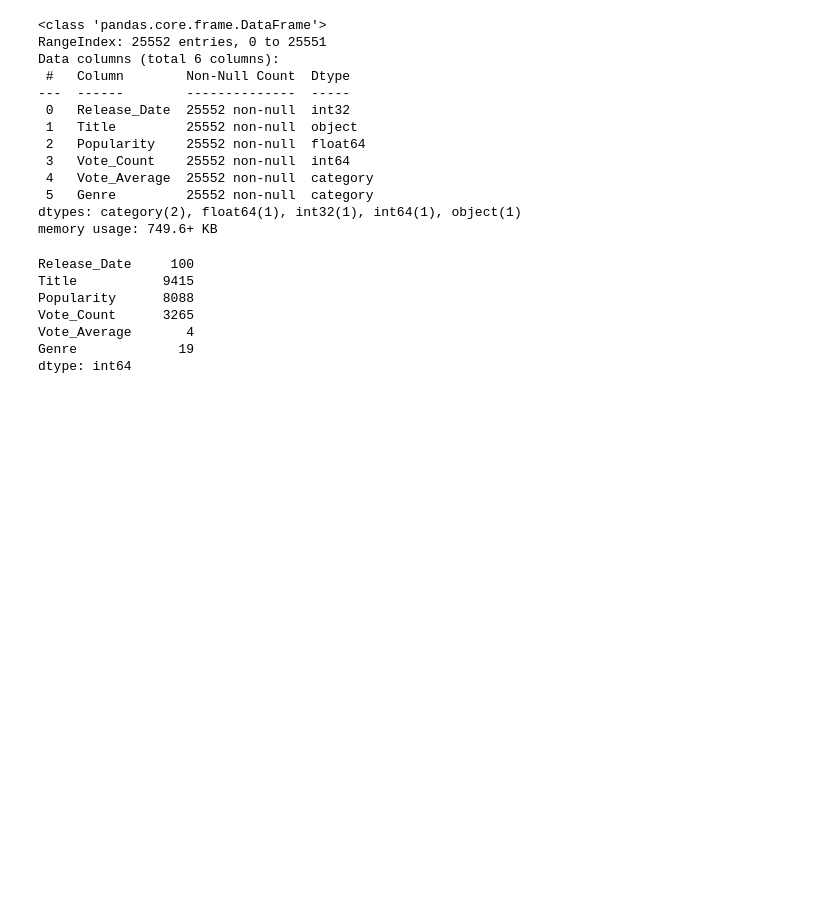
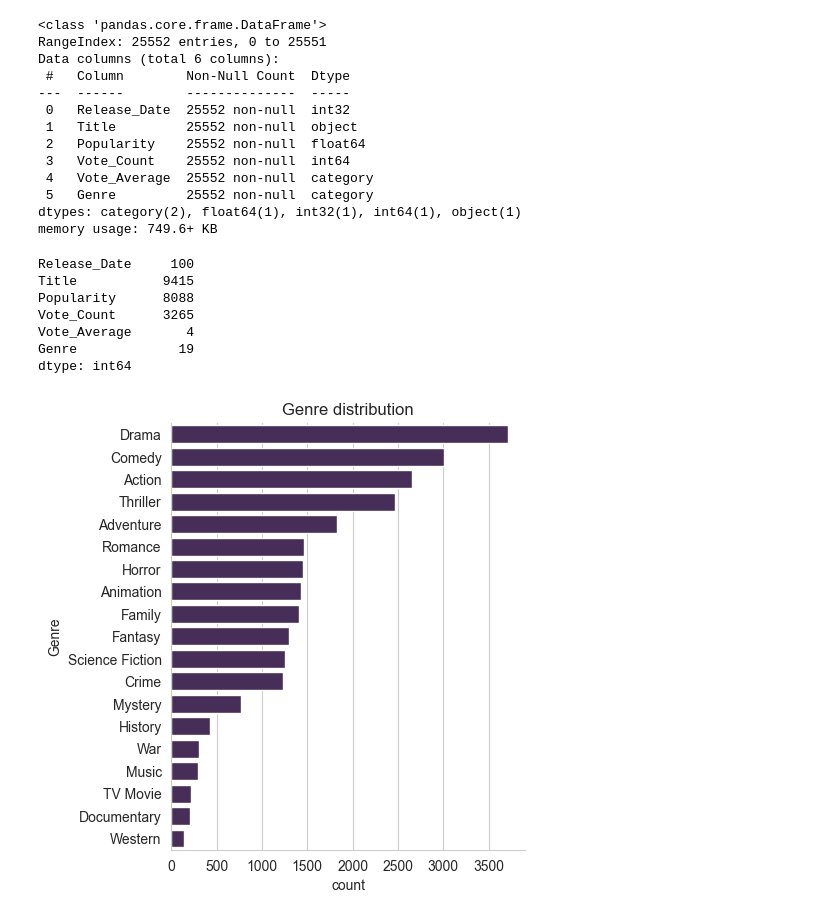
Before and after one commit to Aksh-Agrawal/netfilx_visualization, a Jupyter notebook: project.ipynb, the cells around one changed output. Saved outputs shown, nothing was run; the diff lists cells and outputs as text; code cells hidden in the pictures; blank space fills up the shorter version.

```diff
--- a/project.ipynb
+++ b/project.ipynb
@@ -209,3 +209,17 @@ Vote_Count      3265
 Vote_Average       4
 Genre             19
 dtype: int64
+# %%
+sns.set_style('whitegrid')
+# %%
+sns.catplot(
+    y='Genre',
+    data=df,
+    kind='count',
+    order=df['Genre'].value_counts().index,
+    color='#48275f'
+)
+plt.title('Genre distribution')
+plt.show()
+# %% [output]
+[figure, added]
```
Also changed, not shown: parts of 5 cells of this notebook.
